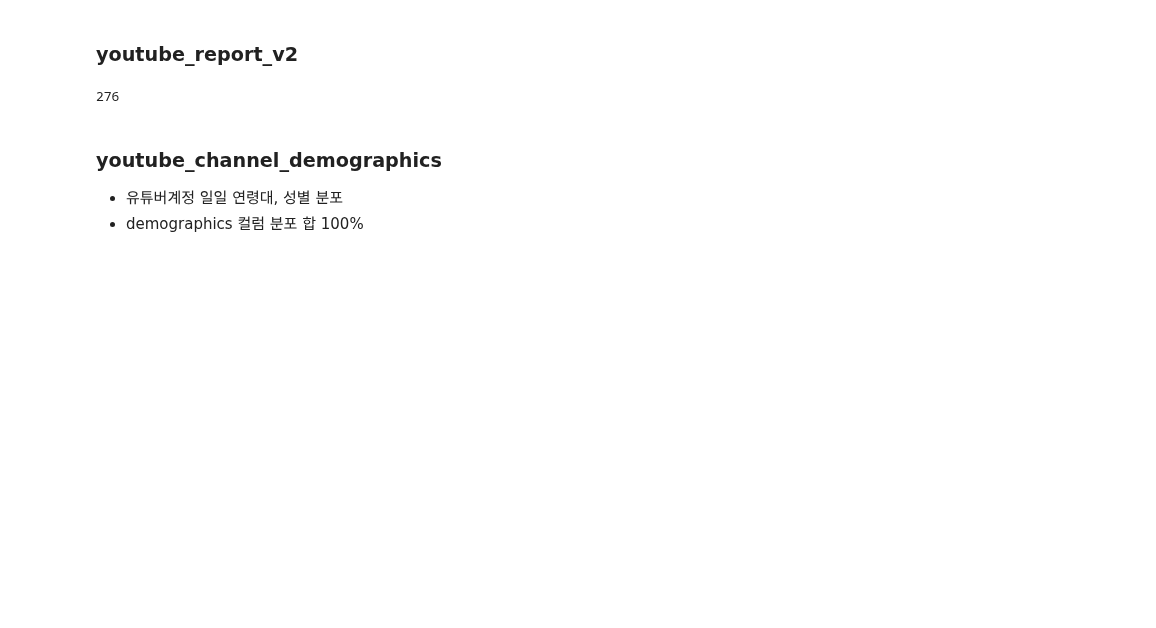
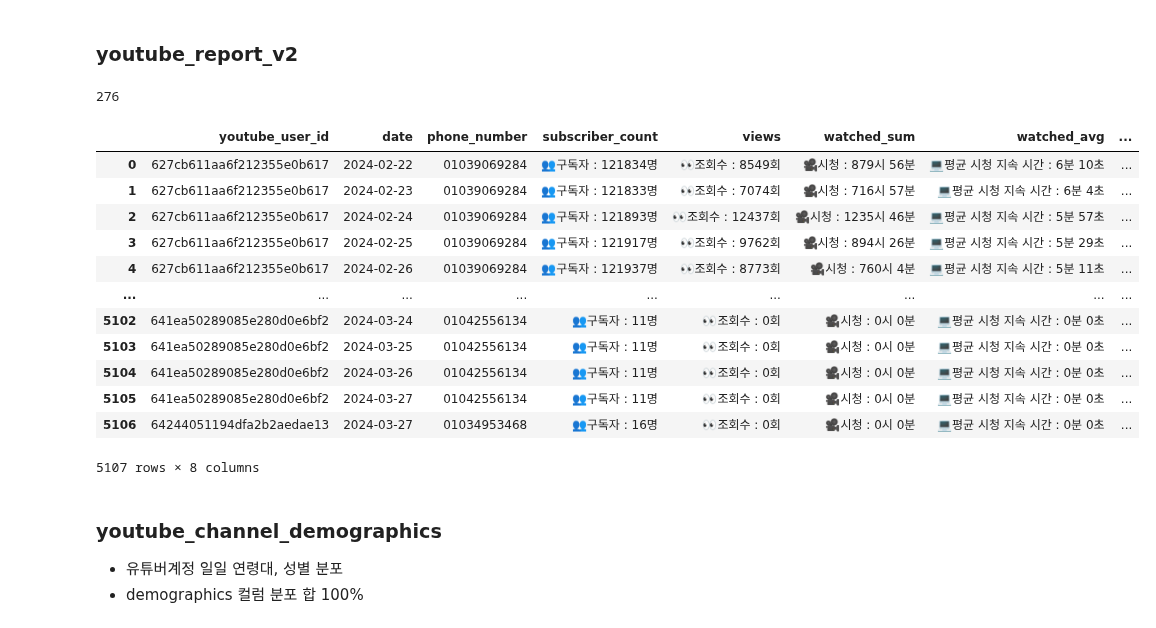
Before and after one commit to kkwann/awake, a Jupyter notebook: MongoDB_connection.ipynb, the cells around one changed output. Cells and saved outputs as stored; diff of their text form; code cells hidden in the pictures; blank space fills up the shorter version.

```diff
--- a/MongoDB_connection.ipynb
+++ b/MongoDB_connection.ipynb
@@ -283,4 +284,36 @@ len(youtube_report_v2['youtube_user_id'].unique())
 youtube_report_v2 = youtube_report_v2[['youtube_user_id','content','phone_number','requested']].drop_duplicates().sort_values('youtube_user_id').reset_index(drop=True)
+# %%
+# 날짜형식 변경
+youtube_report_v2['date'] = youtube_report_v2['content'].str.split('\n').str[2].str.split(':').str[1].str.strip().str.split(' ').str[:2].apply(''.join)
+youtube_report_v2['date'] = youtube_report_v2['date'].apply(lambda x : datetime.strptime(x, '%m월%d일').replace(year=2024))
+# %%
+# 필요 정보 추출
+youtube_report_v2['subscriber_count'] = youtube_report_v2['content'].str.split('\n').str[5]
+youtube_report_v2['views'] = youtube_report_v2['content'].str.split('\n').str[7]
+youtube_report_v2['watched_sum'] = youtube_report_v2['content'].str.split('\n').str[9]
+youtube_report_v2['watched_avg'] = youtube_report_v2['content'].str.split('\n').str[11]
+
+youtube_report_v2 = youtube_report_v2.drop('content',axis=1)
+# %%
+# 최종 데이터셋 생성
+youtube_report_v2 = youtube_report_v2[['youtube_user_id', 'date', 'phone_number', 'subscriber_count', 'views', 'watched_sum', 'watched_avg', 'requested']]
+youtube_report_v2 = youtube_report_v2.sort_values(['youtube_user_id','date']).drop_duplicates().reset_index(drop=True)
+# %%
+youtube_report_v2
+# %% [output]
+|  | youtube_user_id | date | phone_number | subscriber_count | views | watched_sum | watched_avg | ... |
+| 0 | 627cb611aa6f212355e0b617 | 2024-02-22 | 01039069284 | 👥구독자 : 121834명 | 👀조회수 : 8549회 | 🎥시청 : 879시 56분 | 💻평균 시청 지속 시간 : 6분 10초 | ... |
+| 1 | 627cb611aa6f212355e0b617 | 2024-02-23 | 01039069284 | 👥구독자 : 121833명 | 👀조회수 : 7074회 | 🎥시청 : 716시 57분 | 💻평균 시청 지속 시간 : 6분 4초 | ... |
+| 2 | 627cb611aa6f212355e0b617 | 2024-02-24 | 01039069284 | 👥구독자 : 121893명 | 👀조회수 : 12437회 | 🎥시청 : 1235시 46분 | 💻평균 시청 지속 시간 : 5분 57초 | ... |
+| 3 | 627cb611aa6f212355e0b617 | 2024-02-25 | 01039069284 | 👥구독자 : 121917명 | 👀조회수 : 9762회 | 🎥시청 : 894시 26분 | 💻평균 시청 지속 시간 : 5분 29초 | ... |
+| 4 | 627cb611aa6f212355e0b617 | 2024-02-26 | 01039069284 | 👥구독자 : 121937명 | 👀조회수 : 8773회 | 🎥시청 : 760시 4분 | 💻평균 시청 지속 시간 : 5분 11초 | ... |
+| ... | ... | ... | ... | ... | ... | ... | ... | ... |
+| 5102 | 641ea50289085e280d0e6bf2 | 2024-03-24 | 01042556134 | 👥구독자 : 11명 | 👀조회수 : 0회 | 🎥시청 : 0시 0분 | 💻평균 시청 지속 시간 : 0분 0초 | ... |
+| 5103 | 641ea50289085e280d0e6bf2 | 2024-03-25 | 01042556134 | 👥구독자 : 11명 | 👀조회수 : 0회 | 🎥시청 : 0시 0분 | 💻평균 시청 지속 시간 : 0분 0초 | ... |
+| 5104 | 641ea50289085e280d0e6bf2 | 2024-03-26 | 01042556134 | 👥구독자 : 11명 | 👀조회수 : 0회 | 🎥시청 : 0시 0분 | 💻평균 시청 지속 시간 : 0분 0초 | ... |
+| 5105 | 641ea50289085e280d0e6bf2 | 2024-03-27 | 01042556134 | 👥구독자 : 11명 | 👀조회수 : 0회 | 🎥시청 : 0시 0분 | 💻평균 시청 지속 시간 : 0분 0초 | ... |
+| 5106 | 64244051194dfa2b2aedae13 | 2024-03-27 | 01034953468 | 👥구독자 : 16명 | 👀조회수 : 0회 | 🎥시청 : 0시 0분 | 💻평균 시청 지속 시간 : 0분 0초 | ... |
+5107 rows × 8 columns
 # %% [markdown]
 ### youtube_channel_demographics
 - 유튜버계정 일일 연령대, 성별 분포
```
Also changed, not shown: parts of 49 cells of this notebook.
